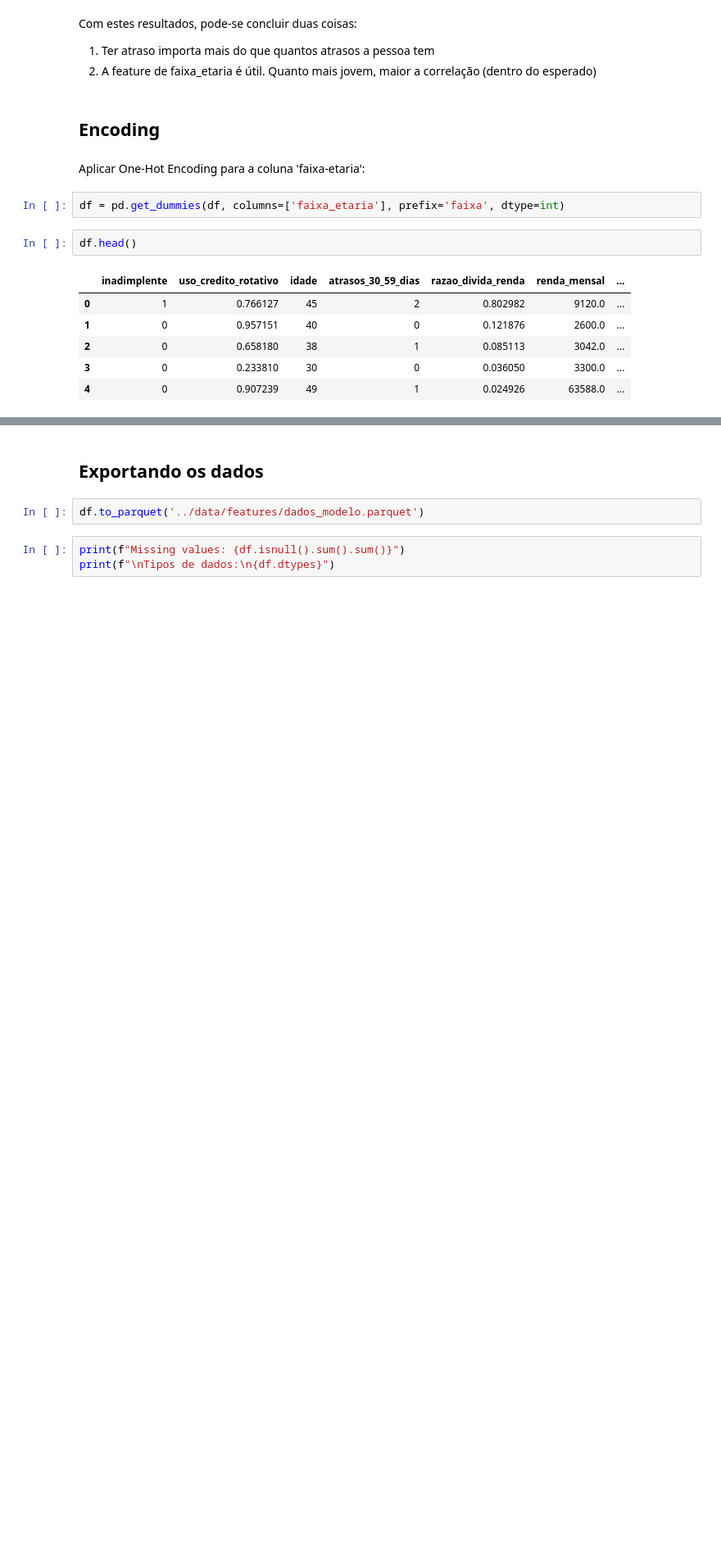
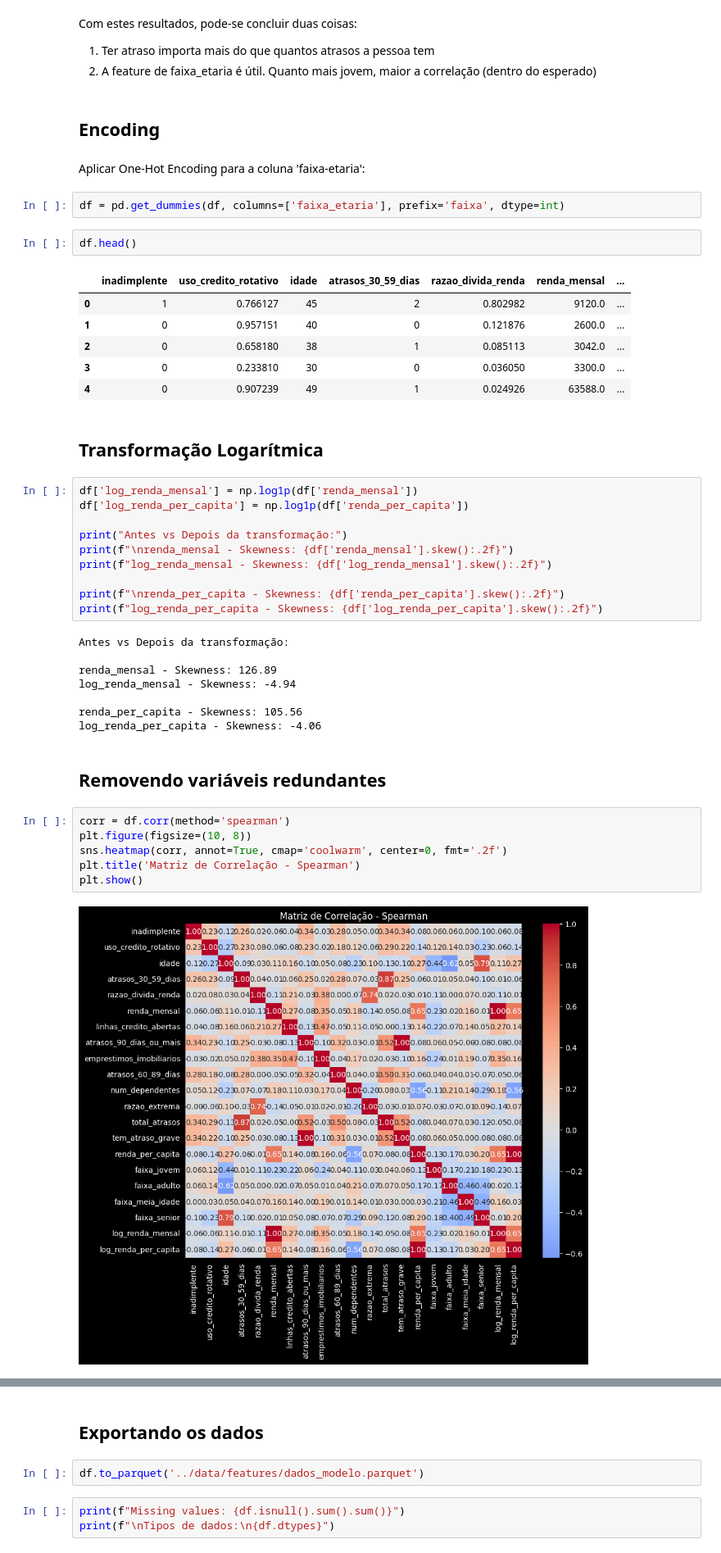
Before and after one commit to henriqueluza/Credit-Analysis-Model, a Jupyter notebook: notebooks/02_feature_engineering.ipynb, the cells around one changed output, grey strips where cells are left out. Shown at 82% size. Drawn from its saved outputs; the diff is of its cells as text; blank space fills up the shorter version.

```diff
--- a/notebooks/02_feature_engineering.ipynb
+++ b/notebooks/02_feature_engineering.ipynb
@@ -296,3 +296,33 @@ df.head()
 | 2 | 0 | 0.658180 | 38 | 1 | 0.085113 | 3042.0 | ... |
 | 3 | 0 | 0.233810 | 30 | 0 | 0.036050 | 3300.0 | ... |
 | 4 | 0 | 0.907239 | 49 | 1 | 0.024926 | 63588.0 | ... |
+# %% [markdown]
+## Transformação Logarítmica
+# %%
+df['log_renda_mensal'] = np.log1p(df['renda_mensal'])
+df['log_renda_per_capita'] = np.log1p(df['renda_per_capita'])
+
+print("Antes vs Depois da transformação:")
+print(f"\nrenda_mensal - Skewness: {df['renda_mensal'].skew():.2f}")
+print(f"log_renda_mensal - Skewness: {df['log_renda_mensal'].skew():.2f}")
+
+print(f"\nrenda_per_capita - Skewness: {df['renda_per_capita'].skew():.2f}")
+print(f"log_renda_per_capita - Skewness: {df['log_renda_per_capita'].skew():.2f}")
+# %% [output]
+Antes vs Depois da transformação:
+
+renda_mensal - Skewness: 126.89
+log_renda_mensal - Skewness: -4.94
+
+renda_per_capita - Skewness: 105.56
+log_renda_per_capita - Skewness: -4.06
+# %% [markdown]
+## Removendo variáveis redundantes
+# %%
+corr = df.corr(method='spearman')
+plt.figure(figsize=(10, 8))
+sns.heatmap(corr, annot=True, cmap='coolwarm', center=0, fmt='.2f')
+plt.title('Matriz de Correlação - Spearman')
+plt.show()
+# %% [output]
+[figure, added]
```
Also changed, not shown: parts of 3 cells of this notebook, 5 other files.
